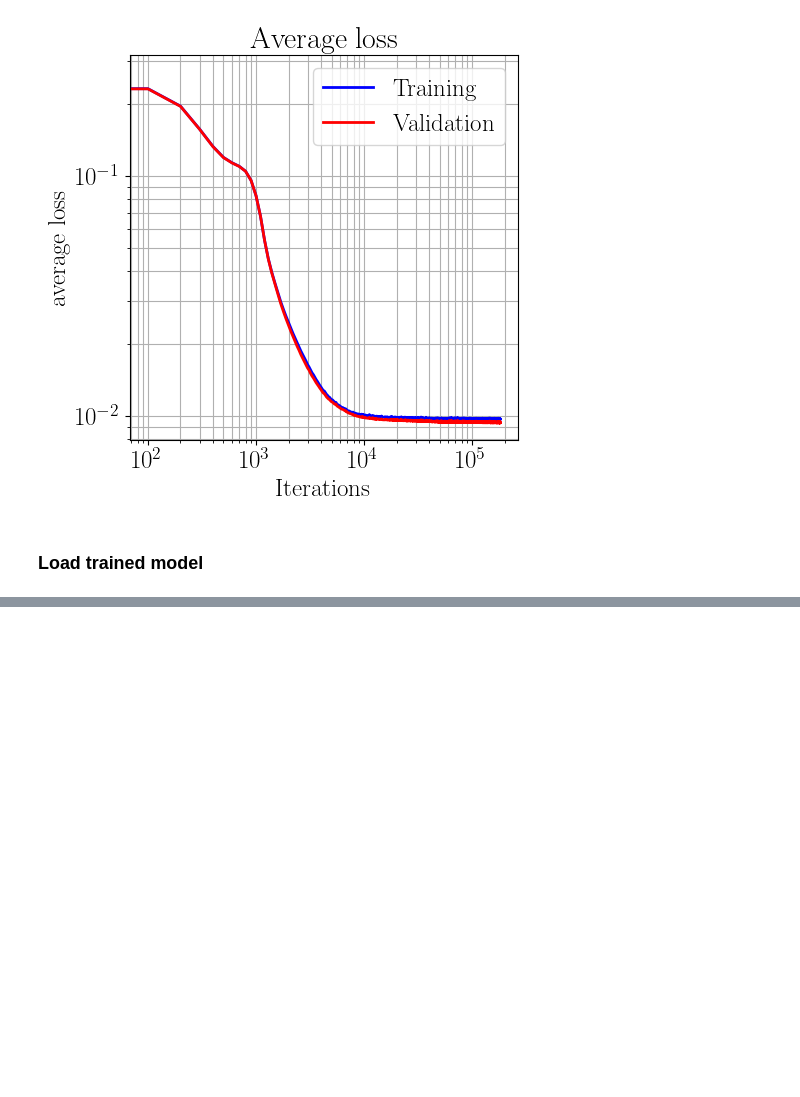
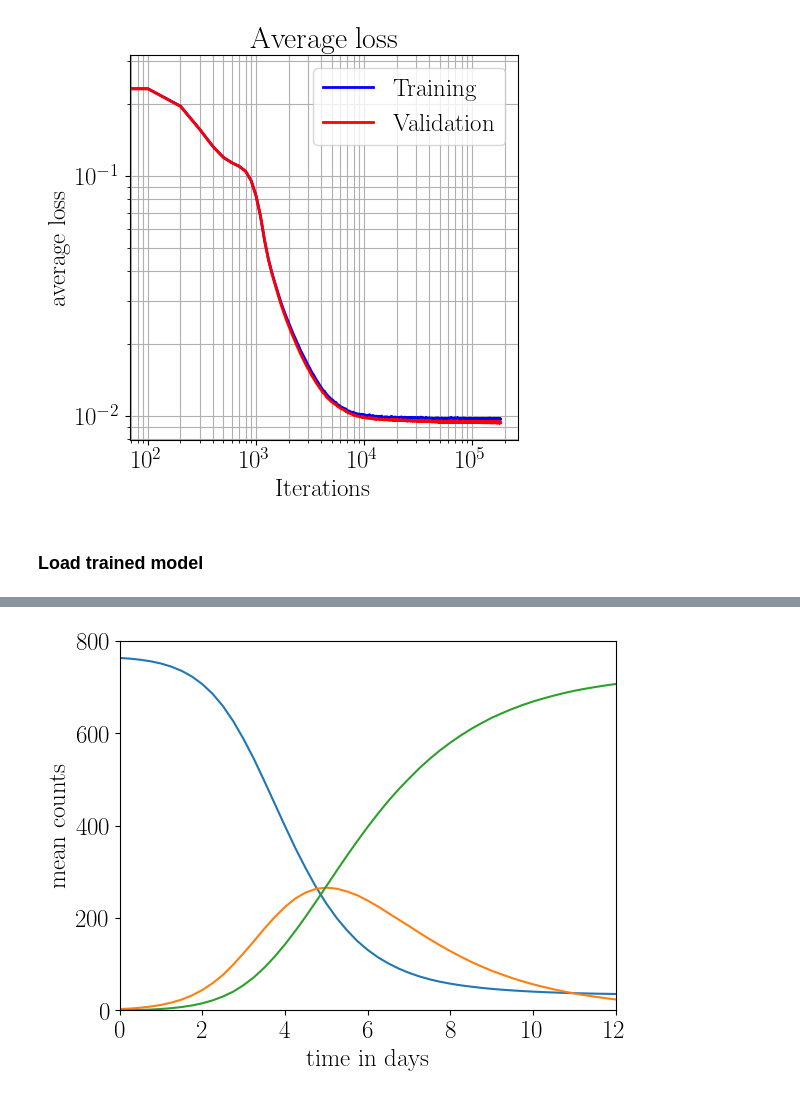
Before and after one commit to hbprosper/AIMS, a Jupyter notebook: projects/active_learning/02_model_average_counts/src/2_train_model.ipynb, the cells around one changed output, grey strips where cells are left out. Cells and saved outputs as stored; diff of their text form; code cells hidden in the pictures; blank space fills up the shorter version.

Commit message:
add compute_means, see 2_train_model and SIR_genutil

```diff
--- a/projects/active_learning/02_model_average_counts/src/2_train_model.ipynb
+++ b/projects/active_learning/02_model_average_counts/src/2_train_model.ipynb
@@ -282,0 +302,14 @@ load model: ../models/SIR_dnn_cdf_100k.dict
+# %%
+a = 0.5
+b = 0.5
+t, means = compute_means(a, b)
+
+plt.xlim(0,  12)
+plt.xlabel('time in days')
+
+plt.ylim(0, 800)
+plt.ylabel('mean counts')
+
+plt.plot(t, means);
+# %% [output]
+[figure, added]
```
Also changed, not shown: parts of 4 cells of this notebook, 3 other files.
